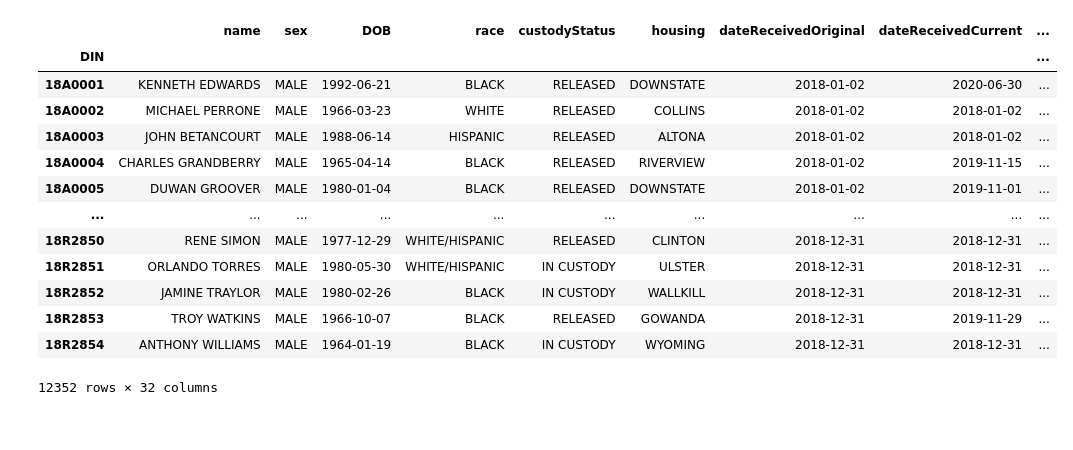
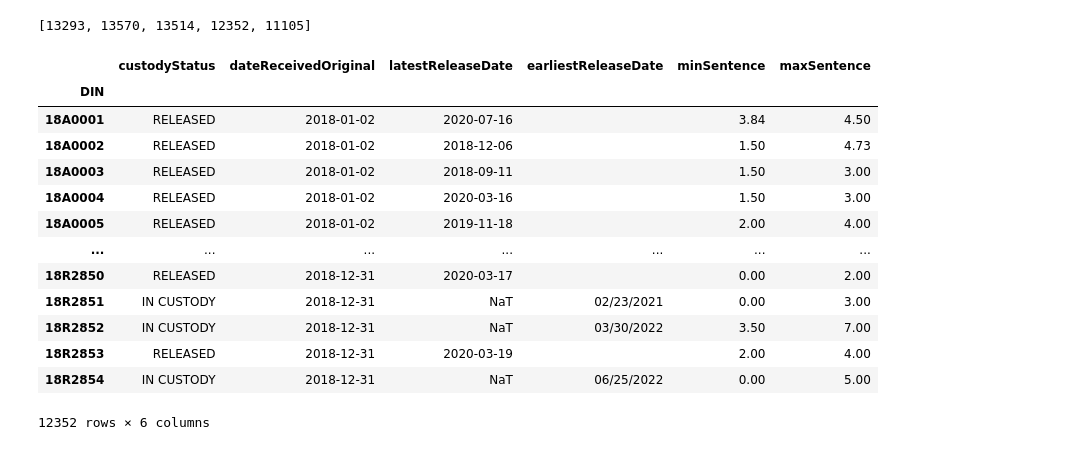
Before and after one commit to jazzPouls/nyrecidiviz, a Jupyter notebook: Untitled.ipynb, the cells around one changed output. Drawn from its saved outputs; the diff is of its cells as text; code cells hidden in the pictures.

```diff
--- a/Untitled.ipynb
+++ b/Untitled.ipynb
@@ -19,9 +1,17 @@ sys.path
 # %%
 import numpy as np
 import pandas as pd
+pd.options.display.max_rows = 4000
+pd.set_option('display.max_columns', 500)
+pd.set_option('display.max_rows', 50)
 # %%
 dtypes = {'DOB':'datetime64'}
 date_cols = ['DOB','dateReceivedOriginal','dateReceivedCurrent','latestReleaseDate','paroleHearingDate','maxExpirationDateParole','postReleaseMaxExpiration','paroleBoardDischargeDate']
-date_cols_with_other = ['earliestRelaseDate','paroleEligibilityDate','conditionalReleaseDate','maxExpirationDate']
+date_cols_unpure = ['earliestRelaseDate','paroleEligibilityDate','conditionalReleaseDate','maxExpirationDate']
+transition_table_cols = ['custodyStatus','dateReceivedOriginal','latestReleaseDate','earliestReleaseDate','minSentence','maxSentence']
 # %%
-df = pd.read_csv("/Users/jazz/proj/doc-scraper/ny_inmate_data/inmates2018.csv",index_col=0,parse_dates=date_cols)
+df = pd.read_csv("/Users/jazz/proj/doc-scraper/ny_inmate_data/inmates2018.csv",index_col=0,parse_dates=date_cols,na_filter=False)
+# df = pd.read_csv("/Users/jazz/proj/doc-scraper/ny_inmate_data/inmates2018.csv",index_col=0,na_filter=False)
+a1 = df#[df.class1=='C']
+
+dfs = [pd.read_csv("/Users/jazz/proj/doc-scraper/ny_inmate_data/inmates"+str(year)+".csv",index_col=0,parse_dates=date_cols,na_filter=False) for year in range(2015,2020)]
@@ -28,16 +37,22 @@ df = pd.read_csv("/Users/jazz/proj/doc-scraper/ny_inmate_data/inmates2018.csv",i
+# %%
+counts
+# %% [output]
+[13293, 13570, 13514, 12352, 11105]
 # %%
+a1 = a1[transition_table_cols]
+a1
 # %% [output]
-|  | name | sex | DOB | race | custodyStatus | housing | dateReceivedOriginal | dateReceivedCurrent | ... |
-| DIN |  |  |  |  |  |  |  |  | ... |
-| 18A0001 | KENNETH EDWARDS | MALE | 1992-06-21 | BLACK | RELEASED | DOWNSTATE | 2018-01-02 | 2020-06-30 | ... |
-| 18A0002 | MICHAEL PERRONE | MALE | 1966-03-23 | WHITE | RELEASED | COLLINS | 2018-01-02 | 2018-01-02 | ... |
-| 18A0003 | JOHN BETANCOURT | MALE | 1988-06-14 | HISPANIC | RELEASED | ALTONA | 2018-01-02 | 2018-01-02 | ... |
-| 18A0004 | CHARLES GRANDBERRY | MALE | 1965-04-14 | BLACK | RELEASED | RIVERVIEW | 2018-01-02 | 2019-11-15 | ... |
-| 18A0005 | DUWAN GROOVER | MALE | 1980-01-04 | BLACK | RELEASED | DOWNSTATE | 2018-01-02 | 2019-11-01 | ... |
-| ... | ... | ... | ... | ... | ... | ... | ... | ... | ... |
-| 18R2850 | RENE SIMON | MALE | 1977-12-29 | WHITE/HISPANIC | RELEASED | CLINTON | 2018-12-31 | 2018-12-31 | ... |
-| 18R2851 | ORLANDO TORRES | MALE | 1980-05-30 | WHITE/HISPANIC | IN CUSTODY | ULSTER | 2018-12-31 | 2018-12-31 | ... |
-| 18R2852 | JAMINE TRAYLOR | MALE | 1980-02-26 | BLACK | IN CUSTODY | WALLKILL | 2018-12-31 | 2018-12-31 | ... |
-| 18R2853 | TROY WATKINS | MALE | 1966-10-07 | BLACK | RELEASED | GOWANDA | 2018-12-31 | 2019-11-29 | ... |
-| 18R2854 | ANTHONY WILLIAMS | MALE | 1964-01-19 | BLACK | IN CUSTODY | WYOMING | 2018-12-31 | 2018-12-31 | ... |
+|  | custodyStatus | dateReceivedOriginal | latestReleaseDate | earliestReleaseDate | minSentence | maxSentence |
+| DIN |  |  |  |  |  |  |
+| 18A0001 | RELEASED | 2018-01-02 | 2020-07-16 |  | 3.84 | 4.50 |
+| 18A0002 | RELEASED | 2018-01-02 | 2018-12-06 |  | 1.50 | 4.73 |
+| 18A0003 | RELEASED | 2018-01-02 | 2018-09-11 |  | 1.50 | 3.00 |
+| 18A0004 | RELEASED | 2018-01-02 | 2020-03-16 |  | 1.50 | 3.00 |
+| 18A0005 | RELEASED | 2018-01-02 | 2019-11-18 |  | 2.00 | 4.00 |
+| ... | ... | ... | ... | ... | ... | ... |
+| 18R2850 | RELEASED | 2018-12-31 | 2020-03-17 |  | 0.00 | 2.00 |
+| 18R2851 | IN CUSTODY | 2018-12-31 | NaT | 02/23/2021 | 0.00 | 3.00 |
+| 18R2852 | IN CUSTODY | 2018-12-31 | NaT | 03/30/2022 | 3.50 | 7.00 |
+| 18R2853 | RELEASED | 2018-12-31 | 2020-03-19 |  | 2.00 | 4.00 |
+| 18R2854 | IN CUSTODY | 2018-12-31 | NaT | 06/25/2022 | 0.00 | 5.00 |
-12352 rows × 32 columns
+12352 rows × 6 columns
```
Also changed, not shown: parts of 9 cells of this notebook, 1 other file.
